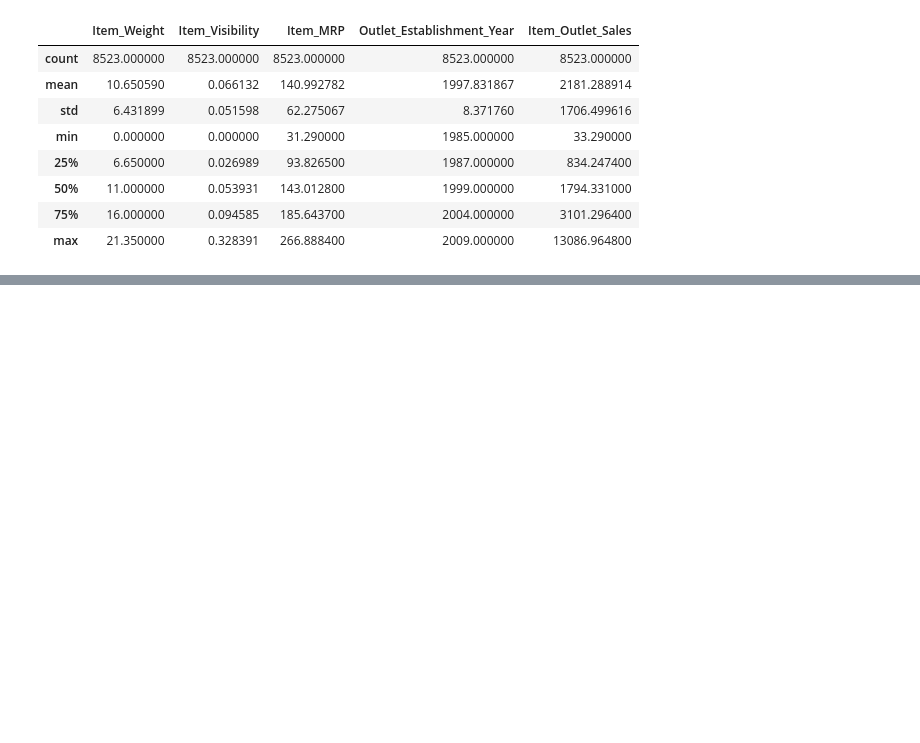
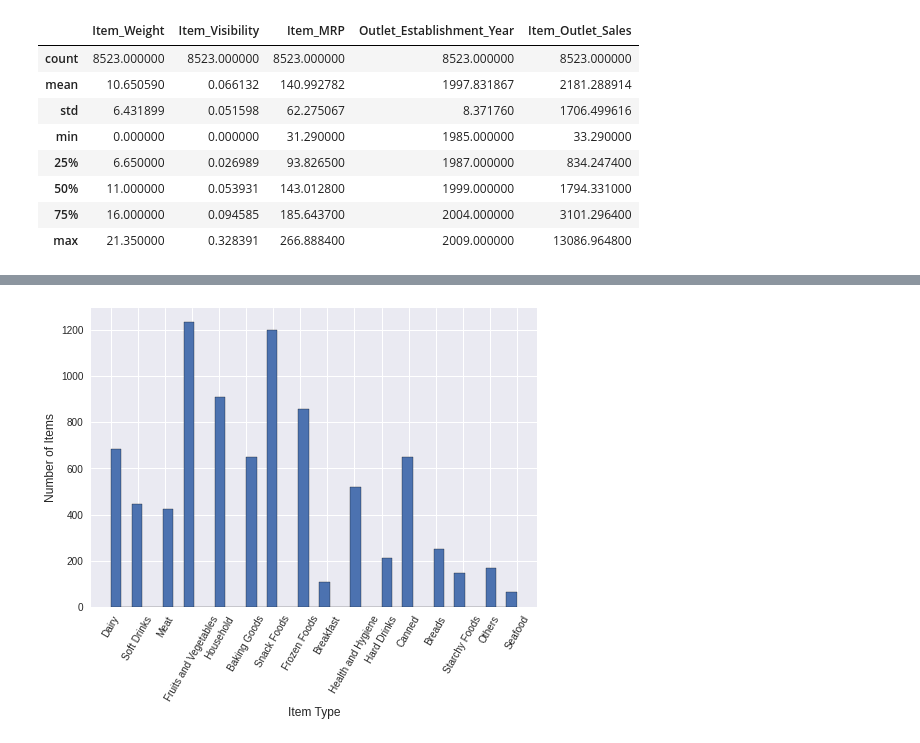
Before and after one commit to maryawamaitha/A-Food-Sales-PredictionsProject, a Jupyter notebook: Project1_FoodSalesPrediction.ipynb, the cells around one changed output, grey strips where cells are left out. Cells and saved outputs as stored; diff of their text form; code cells hidden in the pictures; blank space fills up the shorter version.

```diff
--- a/Project1_FoodSalesPrediction.ipynb
+++ b/Project1_FoodSalesPrediction.ipynb
@@ -139,0 +170,10 @@ sales_cata.describe()
+# %%
+#This Histogram shows the no of different item types sold in different
+#Fruits and Vegetables and Snack foods are the most bought items
+plt.style.use('seaborn')
+sales_cata['Item_Type'].hist(bins ='auto', edgecolor = 'black')
+plt.xticks(rotation = 60);
+plt.xlabel('Item Type', fontsize = 12);
+plt.ylabel('Number of Items', fontsize = 12);
+# %% [output]
+[figure, added]
```
Also changed, not shown: parts of 11 cells of this notebook.
